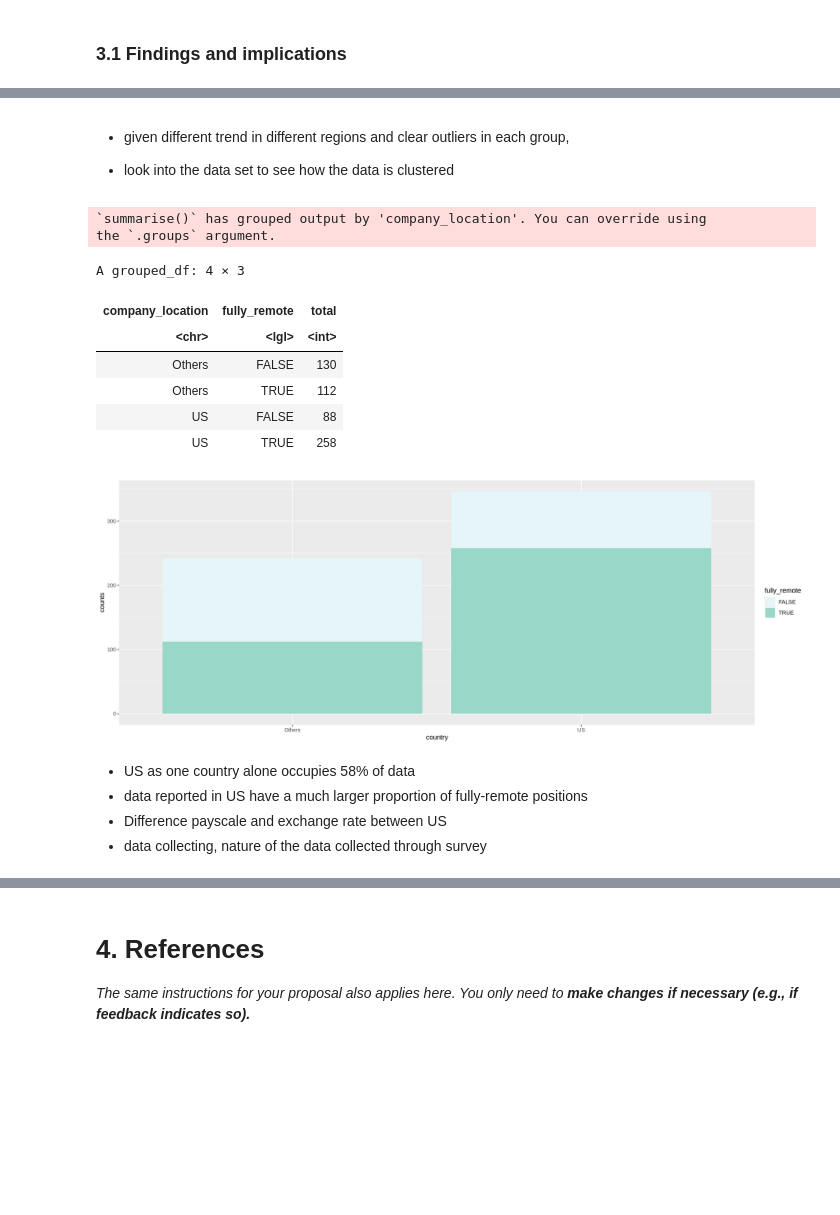
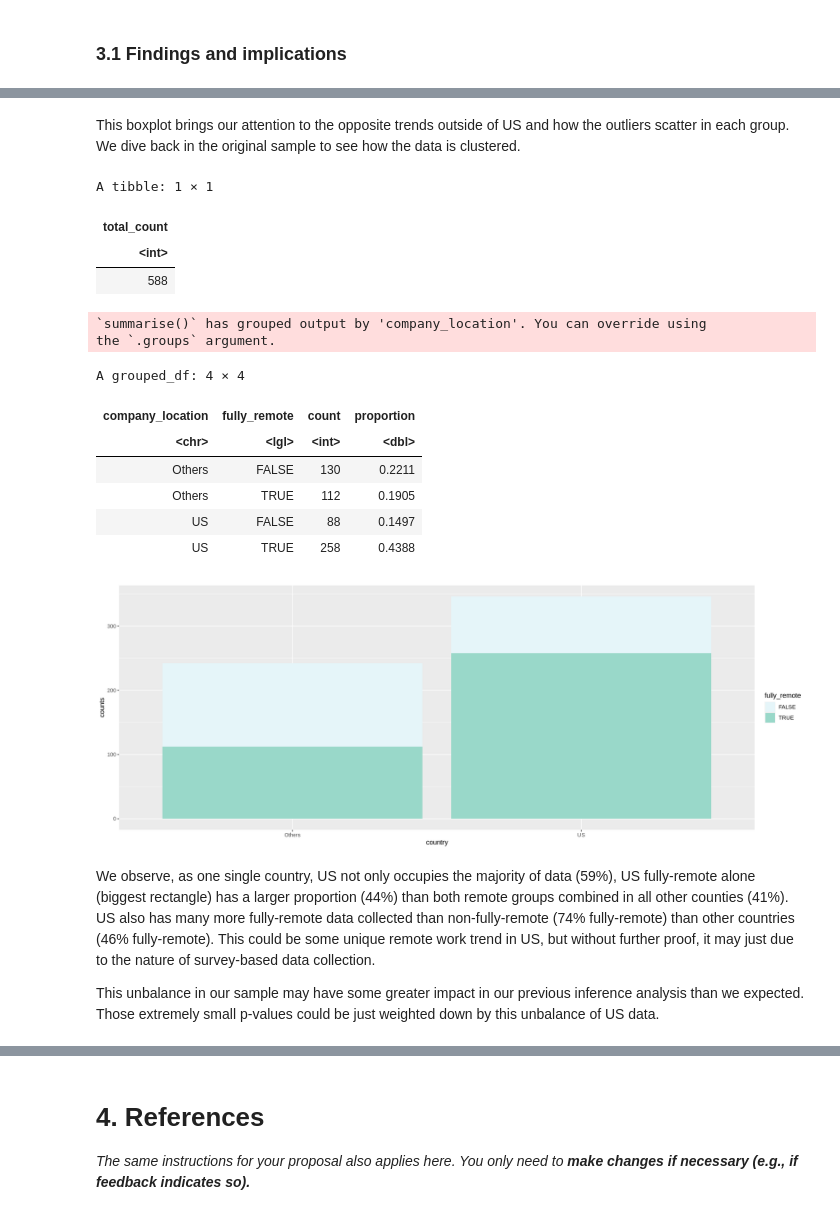
Before and after one commit to ludioludius/STAT201-Project, a Jupyter notebook: Final_Report_Draft.ipynb, the cells around one changed output, grey strips where cells are left out. Drawn from its saved outputs; the diff is of its cells as text; code cells hidden in the pictures; blank space fills up the shorter version.

```diff
--- a/Final_Report_Draft.ipynb
+++ b/Final_Report_Draft.ipynb
@@ -650,36 +659,40 @@ boxplots_regions_remote
 [figure]
 # %% [markdown]
-
-- given different trend in different regions and clear outliers in each group,
-
-- look into the data set to see how the data is clustered
+This boxplot brings our attention to the opposite trends outside of US and how the outliers scatter in each group. We dive back in the original sample to see how the data is clustered.
 # %%
+total_count <- remote_binary_region_groups %>% summarise(total_count = length(salary_in_usd))
+total_count
+
 tally_four_groups <- remote_binary_region_groups %>%
     group_by(company_location, fully_remote) %>%
-    summarise(total = length(company_location))
+    summarise(count = length(company_location),
+              proportion = count / 588)
 tally_four_groups
 
 stack_four_groups_count <- tally_four_groups %>%
-    ggplot(aes(x = company_location, y = total, fill = fully_remote)) +
+    ggplot(aes(x = company_location, y = count, fill = fully_remote)) +
     scale_fill_brewer(palette = "BuGn") +
     geom_bar(position='stack', stat='identity') +
     xlab("country") +
     ylab("counts")
 
 stack_four_groups_count
 # %% [output]
-`summarise()` has grouped output by 'company_location'. You can override using
-the `.groups` argument.
+A tibble: 1 × 1
+| total_count |
+| <int> |
+| 588 |
-A grouped_df: 4 × 3
+`summarise()` has grouped output by 'company_location'. You can override using
+the `.groups` argument.
-| company_location | fully_remote | total |
-| <chr> | <lgl> | <int> |
-| Others | FALSE | 130 |
-| Others | TRUE | 112 |
-| US | FALSE | 88 |
-| US | TRUE | 258 |
+A grouped_df: 4 × 4
+| company_location | fully_remote | count | proportion |
+| <chr> | <lgl> | <int> | <dbl> |
+| Others | FALSE | 130 | 0.2211 |
+| Others | TRUE | 112 | 0.1905 |
+| US | FALSE | 88 | 0.1497 |
+| US | TRUE | 258 | 0.4388 |
 [figure]
 # %% [markdown]
-- US as one country alone occupies 58% of data
-- data reported in US have a much larger proportion of fully-remote positions
-- Difference payscale and exchange rate between US
-- data collecting, nature of the data collected through survey
+We observe, as one single country, US not only occupies the majority of data (59%), US fully-remote alone (biggest rectangle) has a larger proportion (44%) than both remote groups combined in all other counties (41%).  US also has many more fully-remote data collected than non-fully-remote (74% fully-remote) than other countries (46% fully-remote).  This could be some unique remote work trend in US, but without further proof, it may just due to the nature of survey-based data collection.
+
+This unbalance in our sample may have some greater impact in our previous inference analysis than we expected. Those extremely small p-values could be just weighted down by this unbalance of US data.
```
Also changed, not shown: parts of 22 cells of this notebook.
